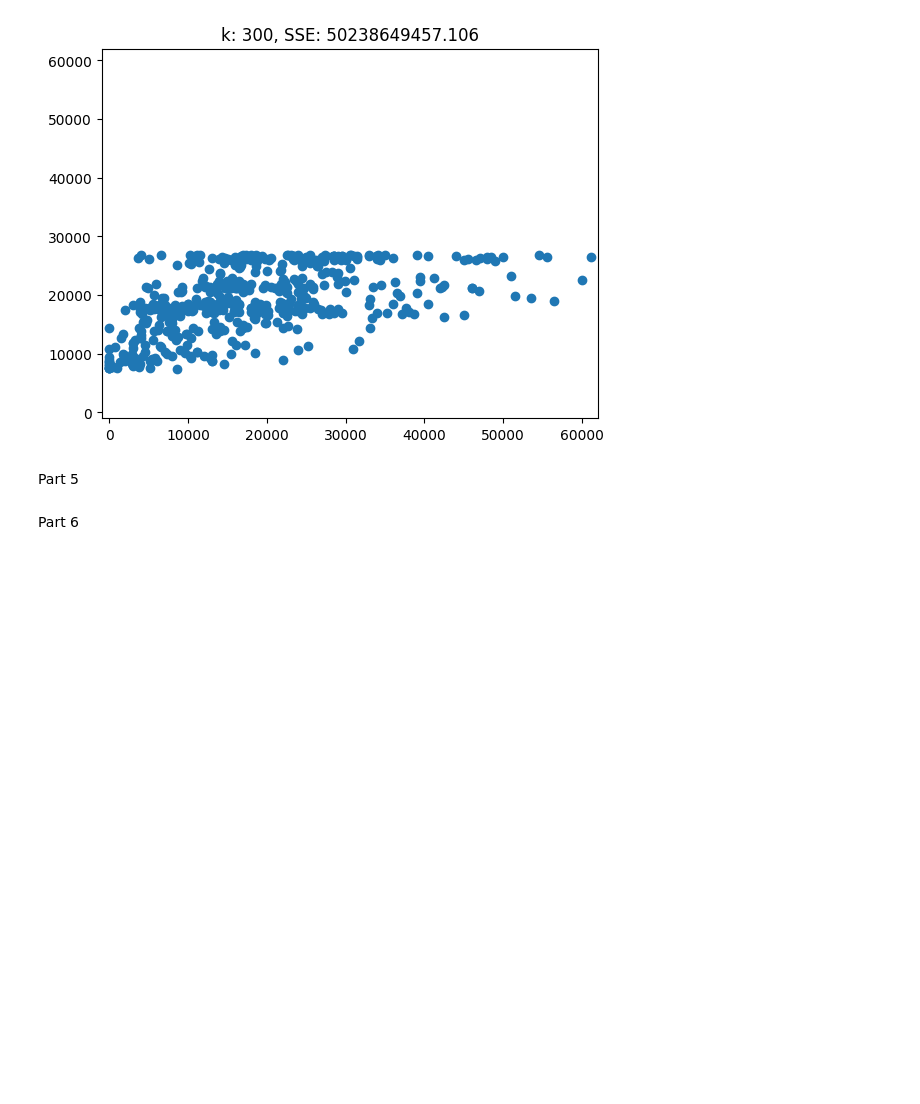
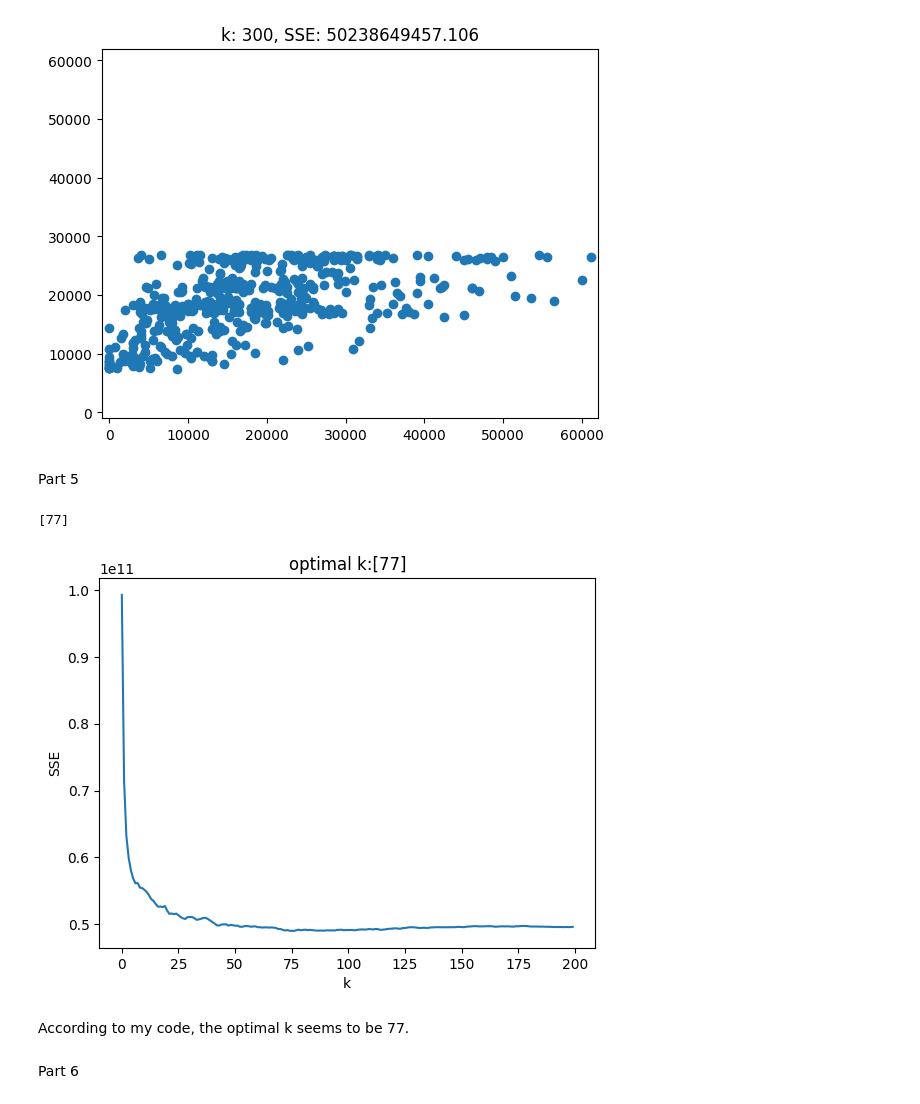
Before and after one commit to EllaThomasson/labs-ds3001, a Jupyter notebook: KKNLab_EllaThomasson.ipynb, the cells around one changed output. Cells and saved outputs as stored; diff of their text form; code cells hidden in the pictures; blank space fills up the shorter version.

```diff
--- a/KKNLab_EllaThomasson.ipynb
+++ b/KKNLab_EllaThomasson.ipynb
@@ -62,9 +65,3 @@ filtered_data.shape
 (2499, 3)
 # %% [markdown]
 Part 2
-# %%
-def maxmin_normalize(column):
-    return (column - column.min()) / (column.max() - column.min())
-
-filtered_data.loc[:, 'normalized_year'] = maxmin_normalize(filtered_data['year'])
-filtered_data.loc[:, 'normalized_mileage'] = maxmin_normalize(filtered_data['mileage'])
@@ -79,26 +94,21 @@ X_train, X_test, y_train, y_test = train_test_split(X,y,test_size=.2,random_stat
 # %% [markdown]
 Part 4
 # %%
-from sklearn.metrics import mean_squared_error
 from sklearn.neighbors import KNeighborsRegressor
 import matplotlib.pyplot as plt
-import numpy as np
-
 
 for k in [3,10,25,50,100,300]:
-    # Create and fit the KNN model
-    knn = KNeighborsRegressor(n_neighbors=k)
-    knn.fit(X_train, y_train)
 
-    # Make predictions
-    y_pred = knn.predict(X_test)
+    # fitting the model and predicting the test data
+    model = KNeighborsRegressor(n_neighbors=k).fit(X_train,y_train)
+    y_hat = model.predict(X_test)
 
-    # Compute Mean Squared Error
-    SSE = np.sum( (y_test-y_pred)**2 )
+    # error
+    SSE = np.sum( (y_test-y_hat)**2 )
 
-    # Scatter plot of actual vs predicted
+    # plotting the actual vs predicted y
     plot, axes = plt.subplots()
-    plt.scatter(y_test,y_pred)
+    plt.scatter(y_test,y_hat)
     plt.title('k: '+str(k)+', SSE: '+str(SSE))
     axes.set_ylim(-1000, 62000)
     axes.set_xlim(-1000, 62000)
@@ -112,5 +122,30 @@ for k in [3,10,25,50,100,300]:
 [figure]
 # %% [markdown]
 Part 5
+# %%
+k_bar = 200
+k_grid = np.arange(1,k_bar) # The range of k's to consider
+SSE = np.zeros(k_bar)
+
+for k in range(k_bar):
+    fitted_model = KNeighborsRegressor(n_neighbors=k+1).fit(X_train,y_train)
+    y_hat = fitted_model.predict(X_test) # Predict values for test set
+    SSE[k] = np.sum( (y_test-y_hat)**2 ) # Save the computed SSE
+
+SSE_min = np.min(SSE) # Lowest recorded SSE
+min_index = np.where(SSE==SSE_min) # Find the indices of y that equal the minimum
+k_star = k_grid[min_index] # Find the optimal value of k
+print(k_star)
+
+plt.plot(np.arange(0,k_bar),SSE) # Plot SSE by k
+plt.xlabel("k")
+plt.title("optimal k:"+str(k_star))
+plt.ylabel('SSE')
+plt.show()
+# %% [output]
+[77]
+[figure, added]
+# %% [markdown]
+According to my code, the optimal k seems to be 77.
 # %% [markdown]
 Part 6
```
Also changed, not shown: parts of 3 cells of this notebook.
